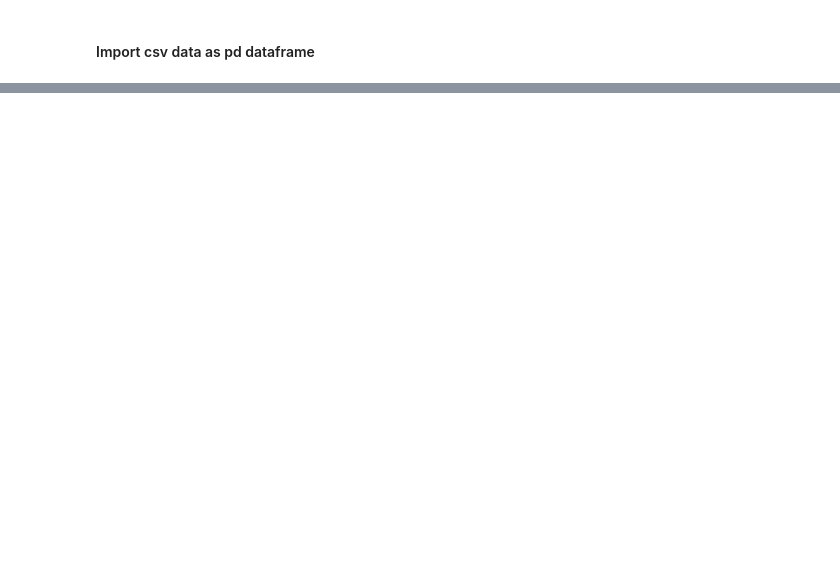
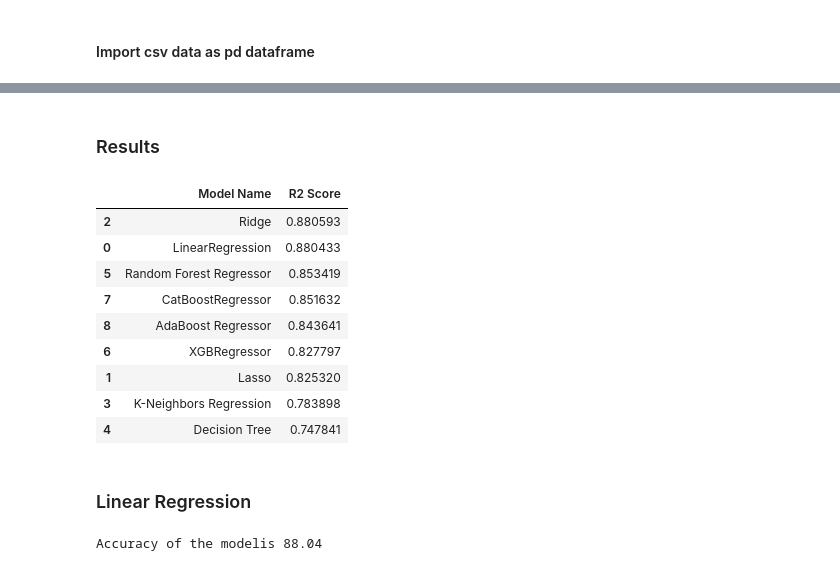
Before and after one commit to christo357/ML-project, a Jupyter notebook: notebook/MODEL TRAINING.ipynb, the cells around one changed output, grey strips where cells are left out. Drawn from its saved outputs; the diff is of its cells as text; code cells hidden in the pictures; blank space fills up the shorter version.

```diff
--- a/notebook/MODEL TRAINING.ipynb
+++ b/notebook/MODEL TRAINING.ipynb
@@ -29,0 +65,17 @@ df = pd.read_csv('data/StudentsPerformance.csv')
+# %%
+# Create column transformer with 3 types of transformers
+num_features = X.select_dtypes(exclude='object').columns
+cat_features = X.select_dtypes(include='object').columns
+
+from sklearn.preprocessing import OneHotEncoder, StandardScaler
+from sklearn.compose import ColumnTransformer
+
+numeric_transformer = StandardScaler()
+oh_transformer = OneHotEncoder()
+
+preprocessor = ColumnTransformer(
+  [
+    ("OneHotEncoder", oh_transformer, cat_features),
+    ("StandardScaler", numeric_transformer, num_features)
+  ]
+)
@@ -29,0 +167,25 @@ df = pd.read_csv('data/StudentsPerformance.csv')
+# %% [markdown]
+### Results
+# %%
+pd.DataFrame(list(zip(model_list, r2_list)), columns=['Model Name', 'R2 Score']).sort_values(by=['R2 Score'], ascending=False)
+# %% [output]
+|  | Model Name | R2 Score |
+| 2 | Ridge | 0.880593 |
+| 0 | LinearRegression | 0.880433 |
+| 5 | Random Forest Regressor | 0.853419 |
+| 7 | CatBoostRegressor | 0.851632 |
+| 8 | AdaBoost Regressor | 0.843641 |
+| 6 | XGBRegressor | 0.827797 |
+| 1 | Lasso | 0.825320 |
+| 3 | K-Neighbors Regression | 0.783898 |
+| 4 | Decision Tree | 0.747841 |
+# %% [markdown]
+### Linear Regression
+# %%
+lin_model = LinearRegression(fit_intercept=True)
+lin_model = lin_model.fit(X_train, y_train)
+y_pred = lin_model.predict(X_test)
+score = r2_score(y_test, y_pred)*100
+print("Accuracy of the modelis %.2f" %score)
+# %% [output]
+Accuracy of the modelis 88.04
```
Also changed, not shown: parts of 18 cells of this notebook.
